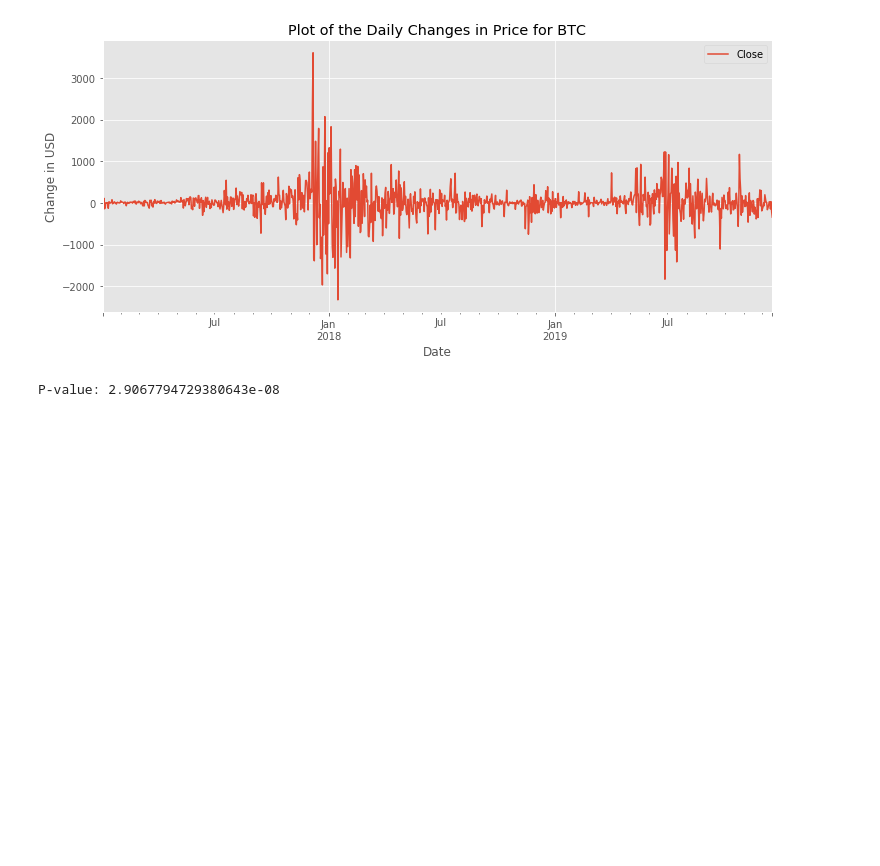
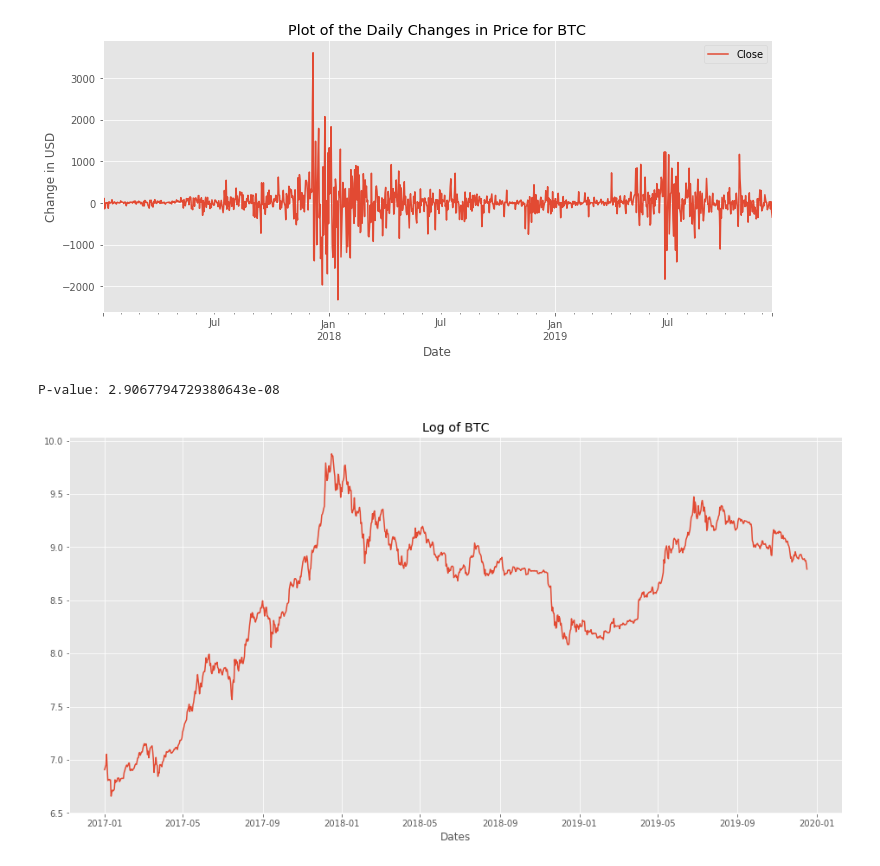
Before and after one commit to varnittewari/Modeling-Time-Series, a Jupyter notebook: Modelling.ipynb, the cells around one changed output. Cells and saved outputs as stored; diff of their text form; code cells hidden in the pictures; blank space fills up the shorter version.

```diff
--- a/Modelling.ipynb
+++ b/Modelling.ipynb
@@ -84,3 +84,18 @@ results = adfuller(bc_diff.Close)
 print(f"P-value: {results[1]}")
 # %% [output]
 P-value: 2.9067794729380643e-08
+# %%
+# Converting the data to a logarithmic scale
+bc_log = pd.DataFrame(np.log(bc.Close))
+# %%
+# Plotting the log of the data
+plt.figure(figsize=(16,8))
+plt.plot(bc_log)
+
+plt.title('Log of BTC')
+plt.xlabel('Dates')
+
+plt.savefig('btc_log.png')
+plt.show()
+# %% [output]
+[figure, added]
```
Also changed, not shown: parts of 11 cells of this notebook, 2 other files.
